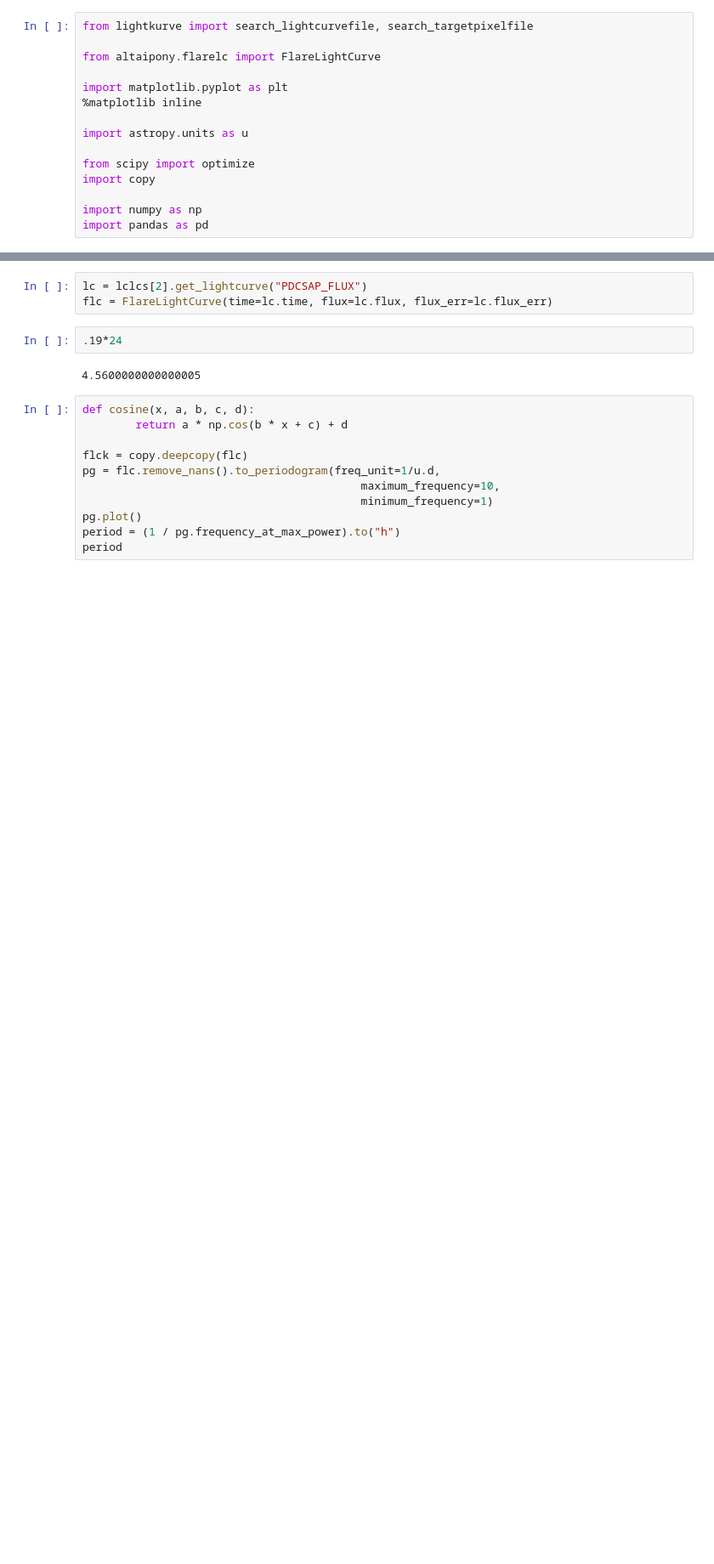
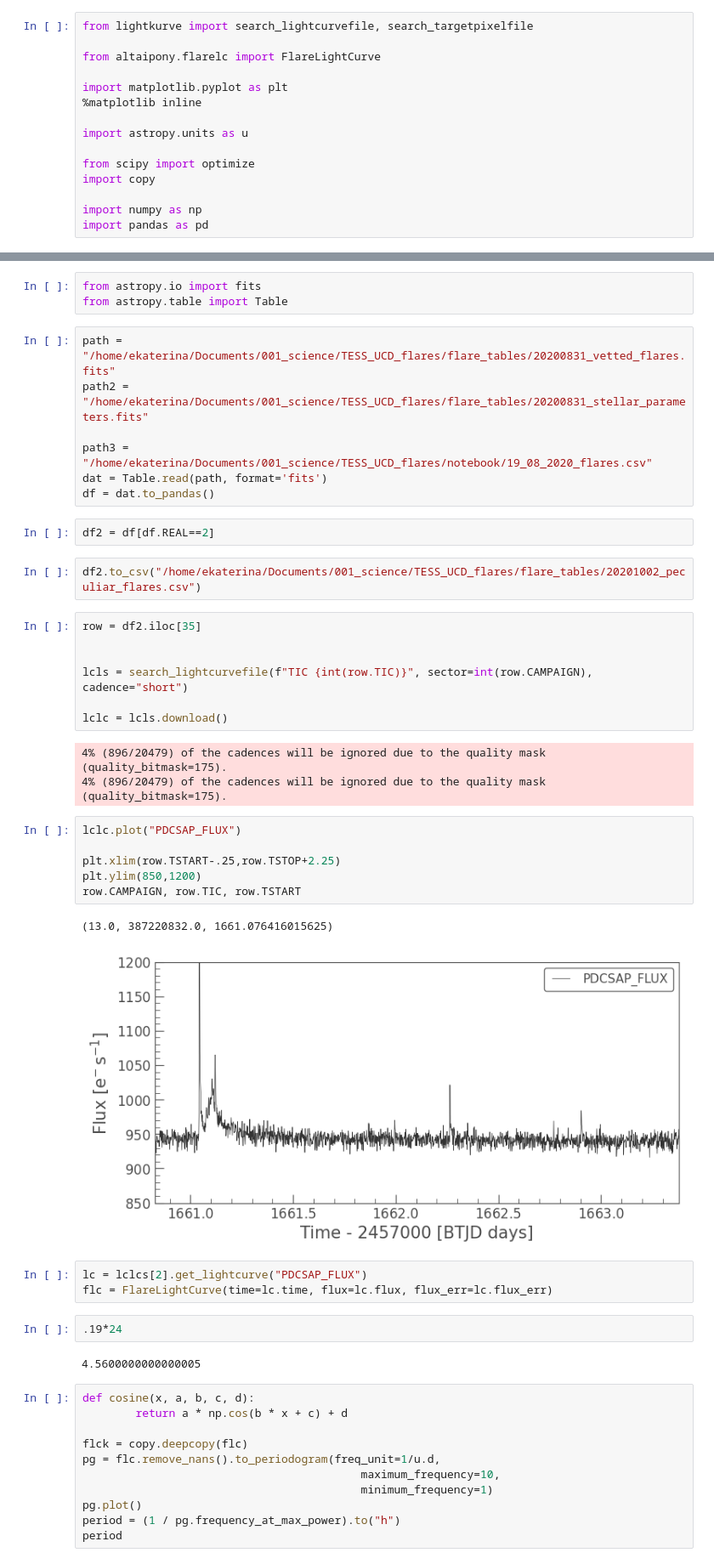
Before and after one commit to ekaterinailin/MalachiteMountains, a Jupyter notebook: analysis/notebooks/zz_Look_into_interesting_LCs_with_lightkurve_and_altaipony.ipynb, the cells around one changed output, grey strips where cells are left out. Shown at 85% size. Drawn from its saved outputs; the diff is of its cells as text; blank space fills up the shorter version.

```diff
--- a/analysis/notebooks/zz_Look_into_interesting_LCs_with_lightkurve_and_altaipony.ipynb
+++ b/analysis/notebooks/zz_Look_into_interesting_LCs_with_lightkurve_and_altaipony.ipynb
@@ -59,3 +16,36 @@ for i in range(2):
+# %%
+from astropy.io import fits
+from astropy.table import Table
+# %%
+path = "/home/ekaterina/Documents/001_science/TESS_UCD_flares/flare_tables/20200831_vetted_flares.fits"
+path2 = "/home/ekaterina/Documents/001_science/TESS_UCD_flares/flare_tables/20200831_stellar_parameters.fits"
+
+path3 = "/home/ekaterina/Documents/001_science/TESS_UCD_flares/notebook/19_08_2020_flares.csv"
+dat = Table.read(path, format='fits')
+df = dat.to_pandas()
+# %%
+df2 = df[df.REAL==2]
+# %%
+df2.to_csv("/home/ekaterina/Documents/001_science/TESS_UCD_flares/flare_tables/20201002_peculiar_flares.csv")
+# %%
+row = df2.iloc[35]
+
+
+lcls = search_lightcurvefile(f"TIC {int(row.TIC)}", sector=int(row.CAMPAIGN), cadence="short")
+
+lclc = lcls.download()
+# %% [output]
+4% (896/20479) of the cadences will be ignored due to the quality mask (quality_bitmask=175).
+4% (896/20479) of the cadences will be ignored due to the quality mask (quality_bitmask=175).
+# %%
+lclc.plot("PDCSAP_FLUX")
+
+plt.xlim(row.TSTART-.25,row.TSTOP+2.25)
+plt.ylim(850,1200)
+row.CAMPAIGN, row.TIC, row.TSTART
+# %% [output]
+(13.0, 387220832.0, 1661.076416015625)
+[figure, added]
 # %%
 lc = lclcs[2].get_lightcurve("PDCSAP_FLUX")
 flc = FlareLightCurve(time=lc.time, flux=lc.flux, flux_err=lc.flux_err)
```
Also changed, not shown: parts of 8 cells of this notebook, 5 other files.
